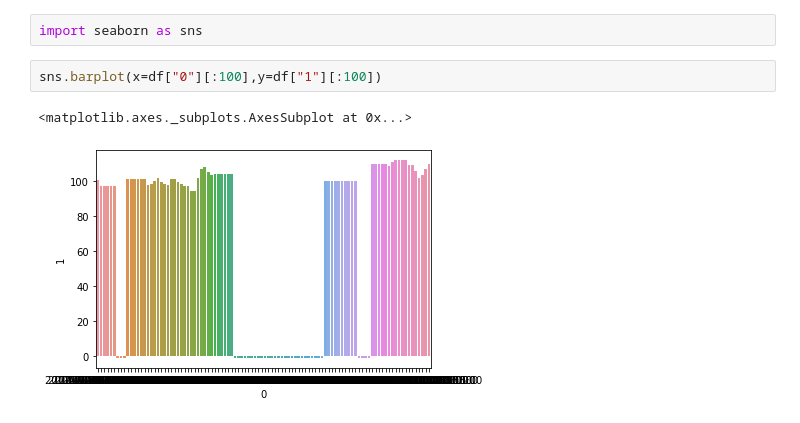
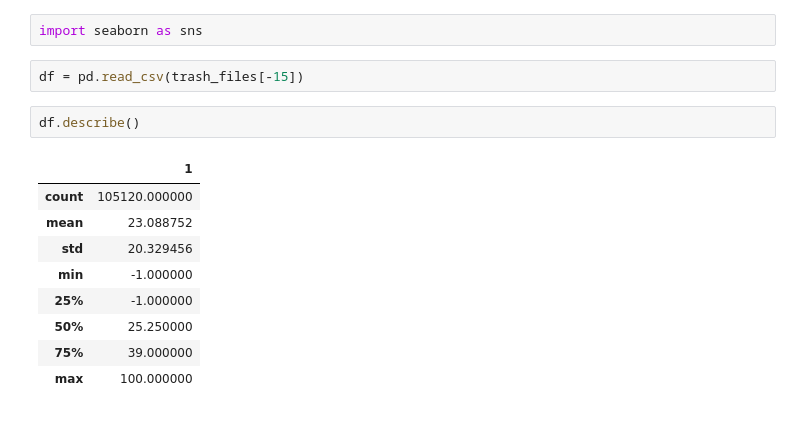
Before and after one commit to u-t-k-a-n/Detection-of-Similar-Points-in-Traffic-Characteristics, a Jupyter notebook: Ara_Proje.ipynb, the cells around one changed output. Cells and saved outputs as stored; diff of their text form.

```diff
--- a/Ara_Proje.ipynb
+++ b/Ara_Proje.ipynb
@@ -182,11 +186,20 @@ file_info.sort_values("percentage_over_130",ascending=False)
 1656 rows × 4 columns
 # %%
 import seaborn as sns
-# %%
-sns.barplot(x=df["0"][:100],y=df["1"][:100])
-# %% [output]
-<matplotlib.axes._subplots.AxesSubplot at 0x...>
-[figure, removed]
+# %%
+df = pd.read_csv(trash_files[-15])
+# %%
+df.describe()
+# %% [output]
+|  | 1 |
+| count | 105120.000000 |
+| mean | 23.088752 |
+| std | 20.329456 |
+| min | -1.000000 |
+| 25% | -1.000000 |
+| 50% | 25.250000 |
+| 75% | 39.000000 |
+| max | 100.000000 |
 # %%
 sns.boxplot(df["1"])
 # %% [output]
```
Also changed, not shown: parts of 3 cells of this notebook.
